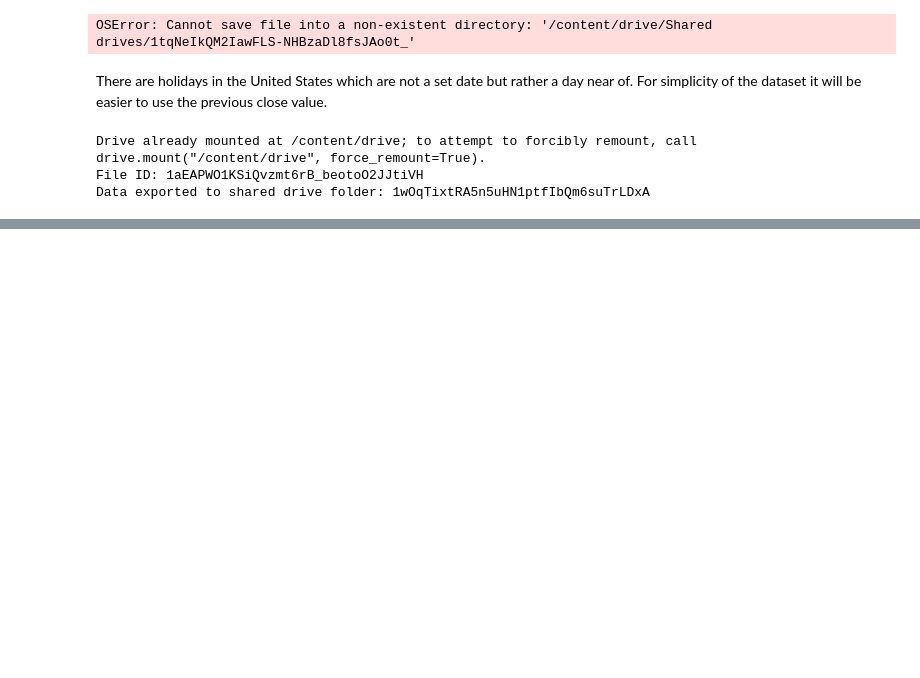
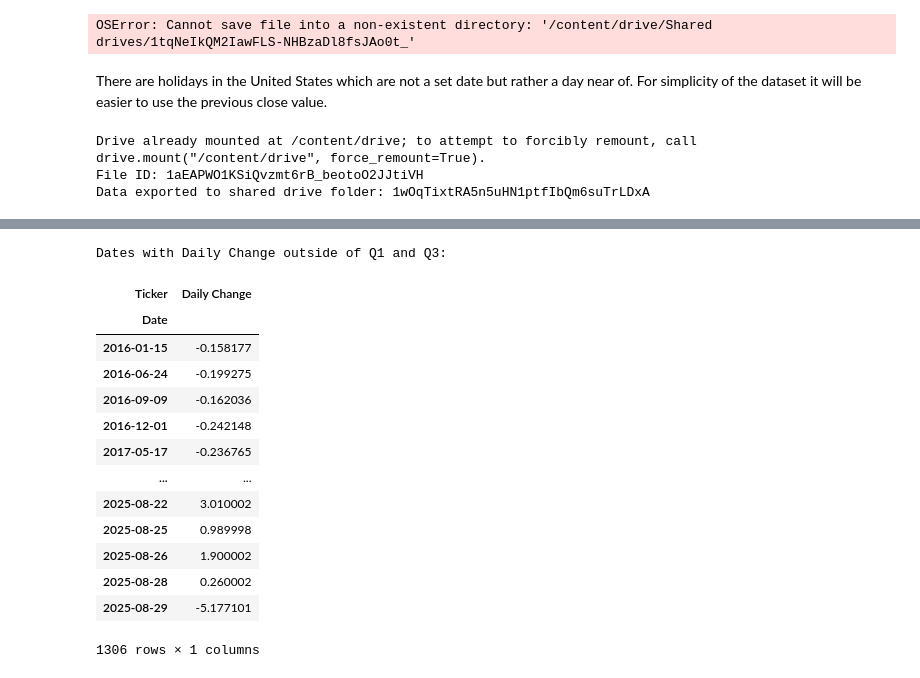
Before and after one commit to brendonhuynhbp-hub/gt-markets, a Jupyter notebook: Google_Keywords_as_a_predictive_indicator_of_USD_trading_performance.ipynb, the cells around one changed output, grey strips where cells are left out. Drawn from its saved outputs; the diff is of its cells as text; code cells hidden in the pictures; blank space fills up the shorter version.

```diff
--- a/Google_Keywords_as_a_predictive_indicator_of_USD_trading_performance.ipynb
+++ b/Google_Keywords_as_a_predictive_indicator_of_USD_trading_performance.ipynb
@@ -242,0 +256,27 @@ Data exported to shared drive folder: 1wOqTixtRA5n5uHN1ptfIbQm6suTrLDxA
+# %%
+# Calculate the first and third quartiles for 'Daily Change'
+Q1 = df_weekday_usd_reordered['Daily Change'].quantile(0.25)
+Q3 = df_weekday_usd_reordered['Daily Change'].quantile(0.75)
+
+# Filter the DataFrame for dates where 'Daily Change' is below Q1 or above Q3
+outliers_dates = df_weekday_usd_reordered[(df_weekday_usd_reordered['Daily Change'] < Q1) | (df_weekday_usd_reordered['Daily Change'] > Q3)]
+
+# Print a table of these dates and their corresponding 'Daily Change' values
+print("Dates with Daily Change outside of Q1 and Q3:")
+display(outliers_dates[['Daily Change']])
+# %% [output]
+Dates with Daily Change outside of Q1 and Q3:
+| Ticker | Daily Change |
+| Date |  |
+| 2016-01-15 | -0.158177 |
+| 2016-06-24 | -0.199275 |
+| 2016-09-09 | -0.162036 |
+| 2016-12-01 | -0.242148 |
+| 2017-05-17 | -0.236765 |
+| ... | ... |
+| 2025-08-22 | 3.010002 |
+| 2025-08-25 | 0.989998 |
+| 2025-08-26 | 1.900002 |
+| 2025-08-28 | 0.260002 |
+| 2025-08-29 | -5.177101 |
+1306 rows × 1 columns
```
Also changed, not shown: parts of 4 cells of this notebook.
